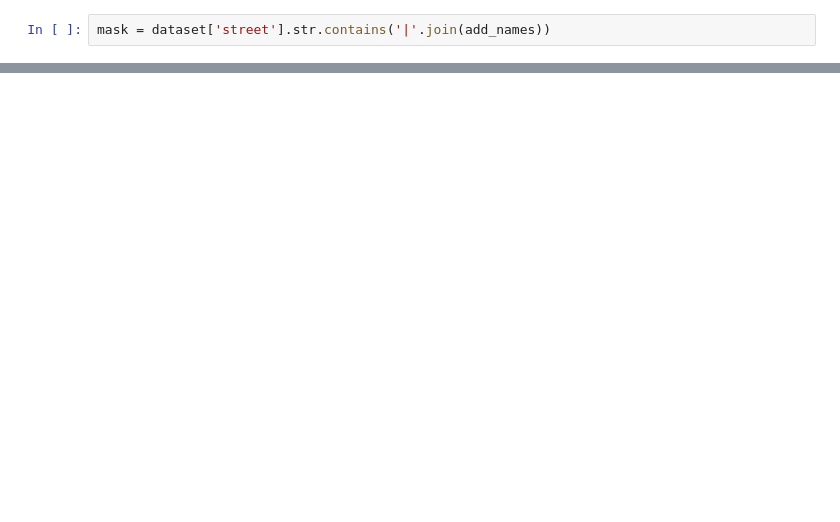
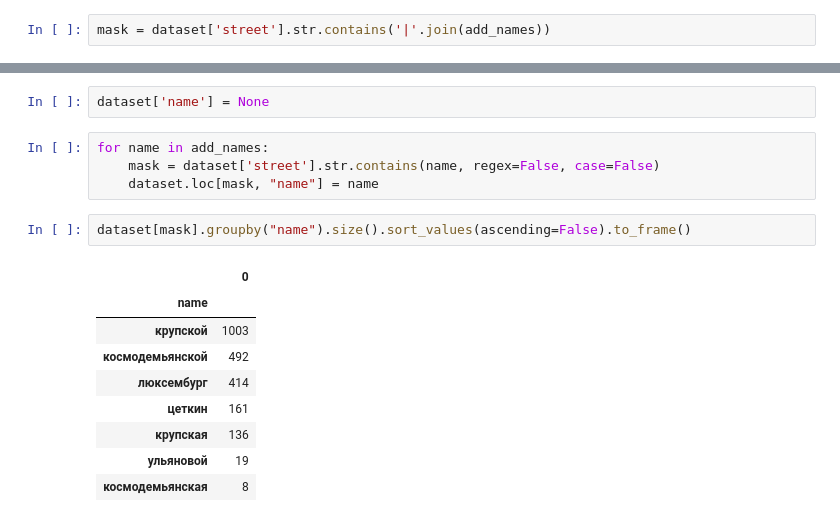
Before and after one commit to kkruglik/female_streets, a Jupyter notebook: russian_streets.ipynb, the cells around one changed output, grey strips where cells are left out. Saved outputs shown, nothing was run; the diff lists cells and outputs as text; blank space fills up the shorter version.

```diff
--- a/russian_streets.ipynb
+++ b/russian_streets.ipynb
@@ -800,0 +782,18 @@ dataset[mask].groupby("street").size().sort_values(ascending=False).to_frame()
+# %%
+dataset['name'] = None
+# %%
+for name in add_names:
+    mask = dataset['street'].str.contains(name, regex=False, case=False)
+    dataset.loc[mask, "name"] = name
+# %%
+dataset[mask].groupby("name").size().sort_values(ascending=False).to_frame()
+# %% [output]
+|  | 0 |
+| name |  |
+| крупской | 1003 |
+| космодемьянской | 492 |
+| люксембург | 414 |
+| цеткин | 161 |
+| крупская | 136 |
+| ульяновой | 19 |
+| космодемьянская | 8 |
```
Also changed, not shown: parts of 11 cells of this notebook.
